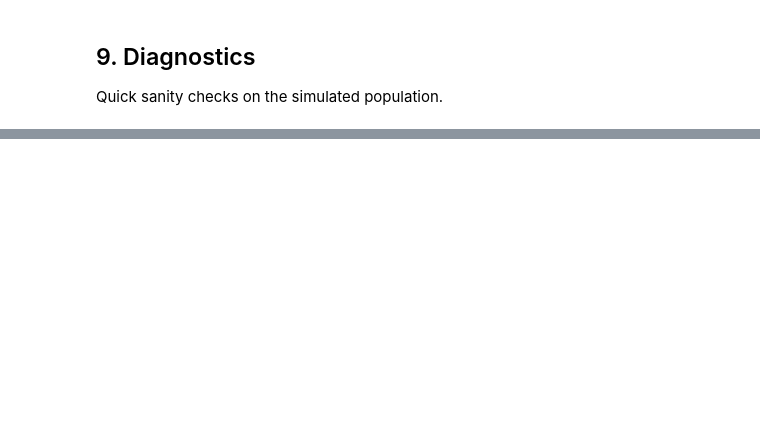
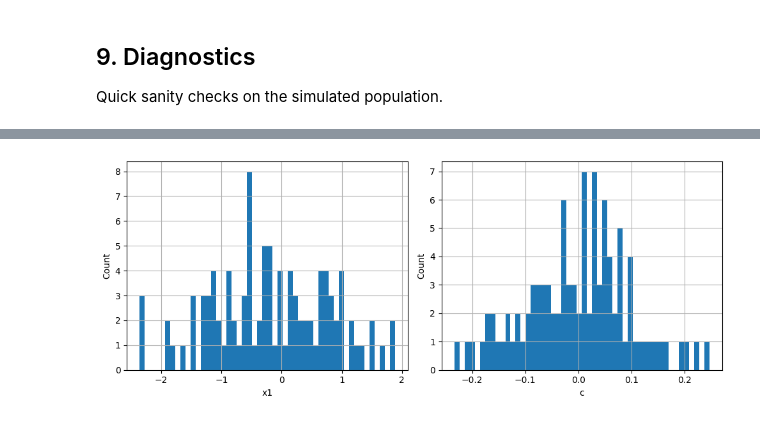
Before and after one commit to mi-dai/lightcurvelynx_sncollab, a Jupyter notebook: LSST_snia_sims.ipynb, the cells around one changed output, grey strips where cells are left out. Saved outputs shown, nothing was run; the diff lists cells and outputs as text; code cells hidden in the pictures; blank space fills up the shorter version.

```diff
--- a/LSST_snia_sims.ipynb
+++ b/LSST_snia_sims.ipynb
@@ -226,10 +276,12 @@ Quick sanity checks on the simulated population.
 # %%
-# TODO: x1 and c distributions
-# fig, axes = plt.subplots(1, 2, figsize=(10, 4))
-# results["source.x1"].hist(bins=50, ax=axes[0])
-# axes[0].set(xlabel="x1", ylabel="Count")
-# results["source.c"].hist(bins=50, ax=axes[1])
-# axes[1].set(xlabel="c", ylabel="Count")
-# plt.tight_layout()
-# plt.show()
+# x1 and c distributions
+fig, axes = plt.subplots(1, 2, figsize=(10, 4))
+results["source_x1"].hist(bins=50, ax=axes[0])
+axes[0].set(xlabel="x1", ylabel="Count")
+results["source_c"].hist(bins=50, ax=axes[1])
+axes[1].set(xlabel="c", ylabel="Count")
+plt.tight_layout()
+plt.show()
+# %% [output]
+[figure, added]
 # %%
```
Also changed, not shown: parts of 15 cells of this notebook.
